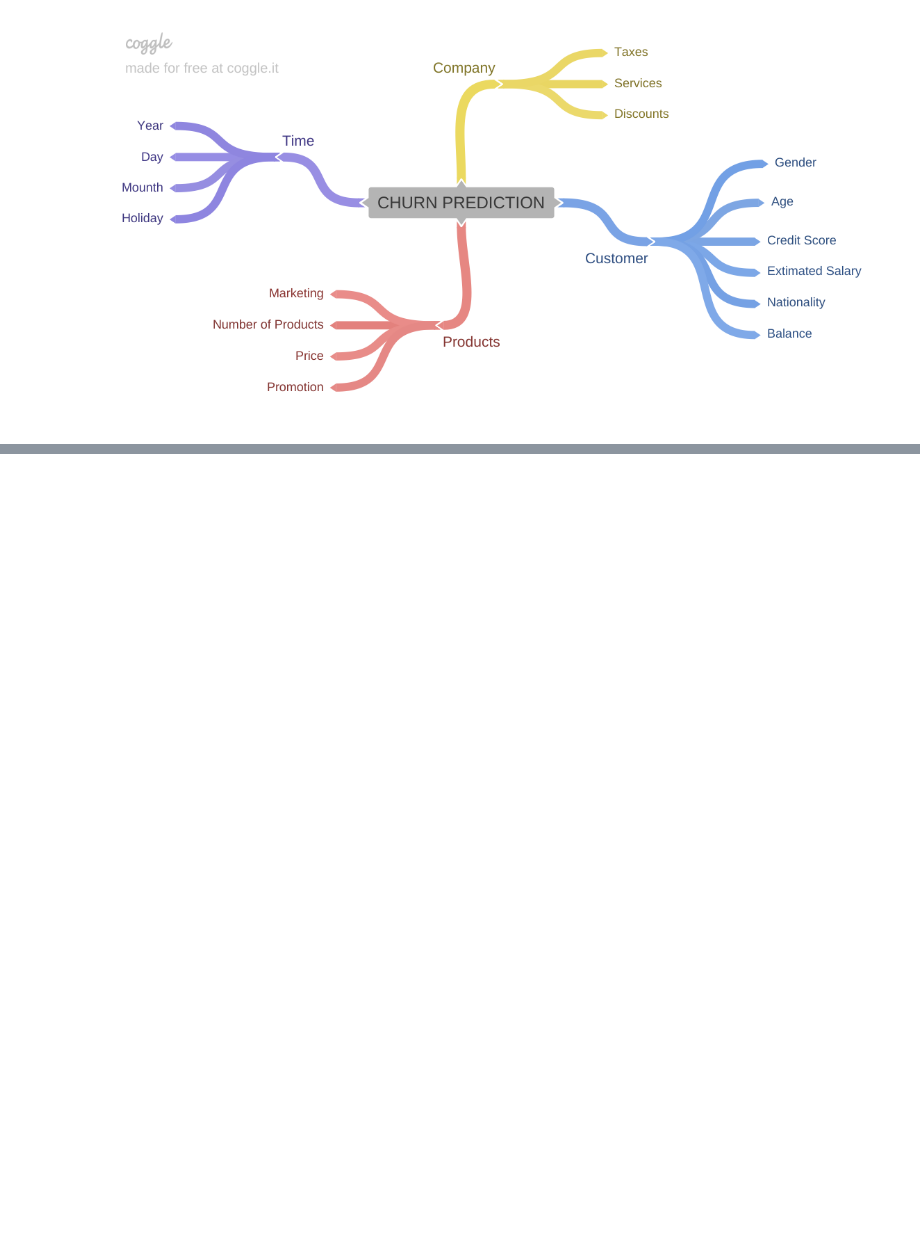
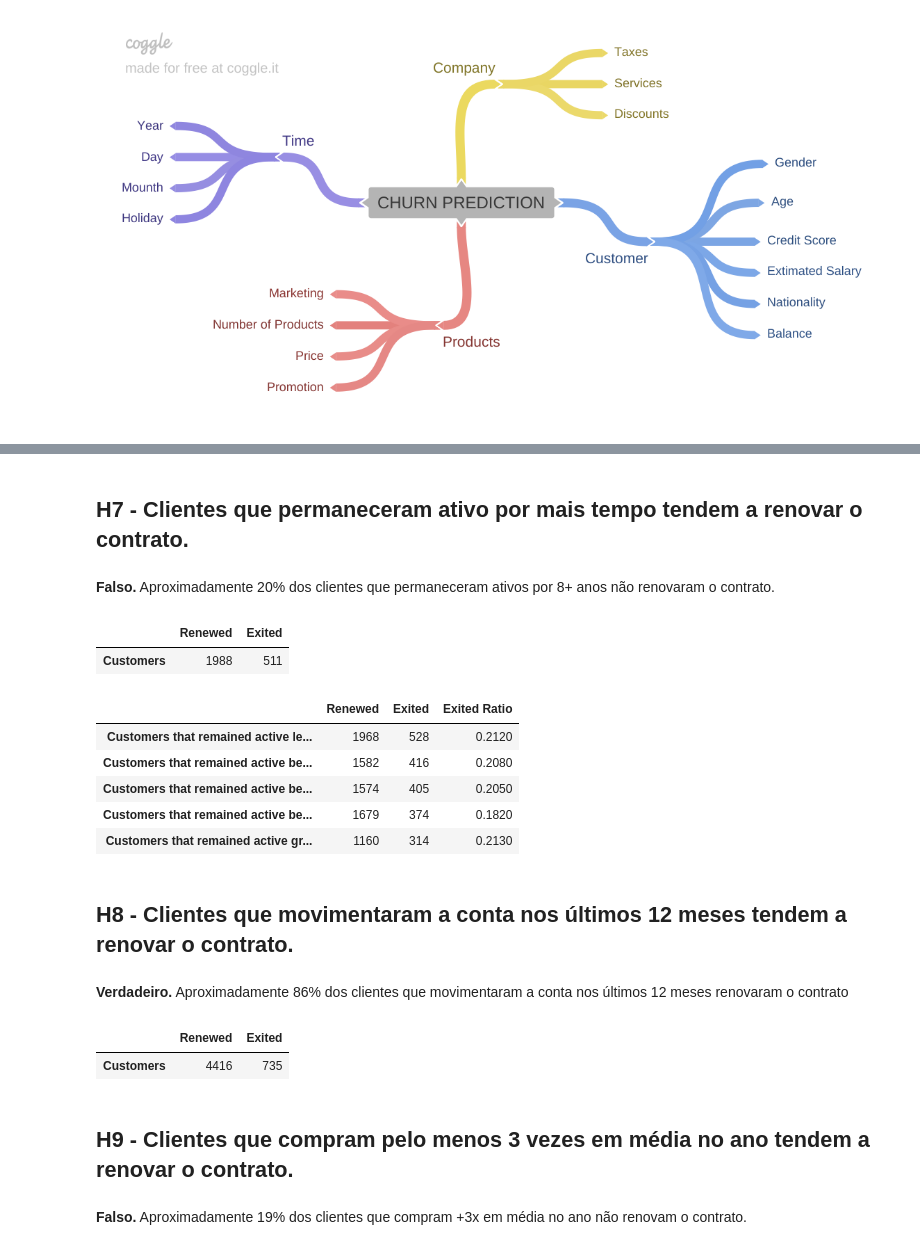
Before and after one commit to ronaldoi9/churn_prediction, a Jupyter notebook: churn_prediction.ipynb, the cells around one changed output, grey strips where cells are left out. Drawn from its saved outputs; the diff is of its cells as text; code cells hidden in the pictures; blank space fills up the shorter version.

```diff
--- a/churn_prediction.ipynb
+++ b/churn_prediction.ipynb
@@ -271,0 +524,44 @@ Image('img/mind_map_hypothesis.png')
+# %% [markdown]
+## H7 - Clientes que permaneceram ativo por mais tempo tendem a renovar o contrato.
+# %% [markdown]
+**Falso.** Aproximadamente 20% dos clientes que permaneceram ativos por 8+ anos não renovaram o contrato.
+# %%
+pd.DataFrame({'Customers': df4[df4['tenure'] >= 8]['exited'].value_counts()}).T.rename(columns={0: 'Renewed', 1: 'Exited'})
+# %% [output]
+|  | Renewed | Exited |
+| Customers | 1988 | 511 |
+# %%
+# Customers ratio that exited by tenure
+aux4_1 = df4[df4['tenure'] <= 2 ]['exited'].value_counts()
+aux4_2 = df4[(df4['tenure'] > 2) & (df4['tenure'] <= 4) ]['exited'].value_counts()
+aux4_3 = df4[(df4['tenure'] > 4) & (df4['tenure'] <= 6) ]['exited'].value_counts()
+aux4_4 = df4[(df4['tenure'] > 6) & (df4['tenure'] <= 8)]['exited'].value_counts()
+aux4_5 = df4[df4['tenure'] > 8 ]['exited'].value_counts()
+
+aux4_1 = pd.DataFrame({'Customers that remained active less than 2 years': aux4_1}).T.rename(columns={0: 'Renewed', 1: 'Exited'})
+aux4_2 = pd.DataFrame({'Customers that remained active between 2 and 4 years': aux4_2}).T.rename(columns={0: 'Renewed', 1: 'Exited'})
+aux4_3 = pd.DataFrame({'Customers that remained active between 4 and 6 years': aux4_3}).T.rename(columns={0: 'Renewed', 1: 'Exited'})
+aux4_4 = pd.DataFrame({'Customers that remained active between 6 and 8 years': aux4_4}).T.rename(columns={0: 'Renewed', 1: 'Exited'})
+aux4_5 = pd.DataFrame({'Customers that remained active greater than 8 years': aux4_5}).T.rename(columns={0: 'Renewed', 1: 'Exited'})
+
+pd.concat( [exited_ratio(aux4_1), exited_ratio(aux4_2), exited_ratio(aux4_3), exited_ratio(aux4_4), exited_ratio(aux4_5)] )
+# %% [output]
+|  | Renewed | Exited | Exited Ratio |
+| Customers that remained active le... | 1968 | 528 | 0.2120 |
+| Customers that remained active be... | 1582 | 416 | 0.2080 |
+| Customers that remained active be... | 1574 | 405 | 0.2050 |
+| Customers that remained active be... | 1679 | 374 | 0.1820 |
+| Customers that remained active gr... | 1160 | 314 | 0.2130 |
+# %% [markdown]
+## H8 - Clientes que movimentaram a conta nos últimos 12 meses tendem a renovar o contrato.
+# %% [markdown]
+**Verdadeiro.** Aproximadamente 86% dos clientes que movimentaram a conta nos últimos 12 meses renovaram o contrato
+# %%
+pd.DataFrame({'Customers': df4[df4['is_active_member'] == 1]['exited'].value_counts()}).T.rename(columns={0: 'Renewed', 1: 'Exited'})
+# %% [output]
+|  | Renewed | Exited |
+| Customers | 4416 | 735 |
+# %% [markdown]
+## H9 - Clientes que compram pelo menos 3 vezes em média no ano tendem a renovar o contrato.
+# %% [markdown]
+**Falso.** Aproximadamente 19% dos clientes que compram +3x em média no ano não renovam o contrato.
```
Also changed, not shown: parts of 108 cells of this notebook.
